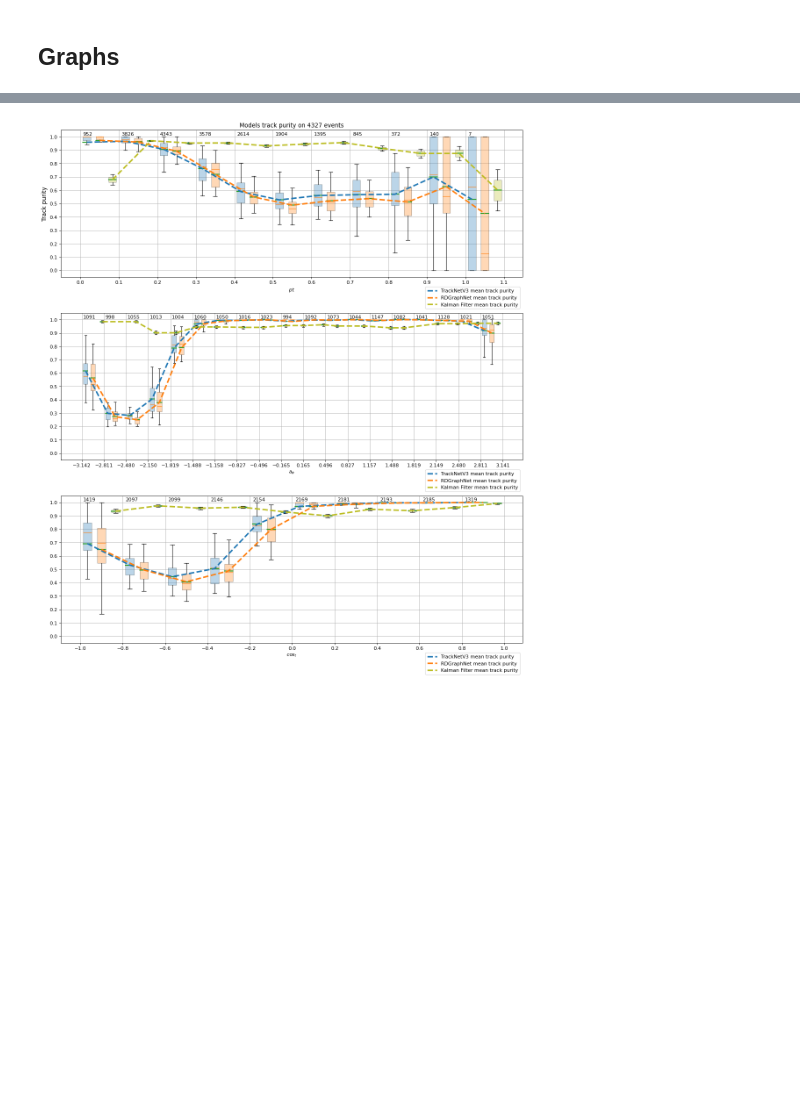
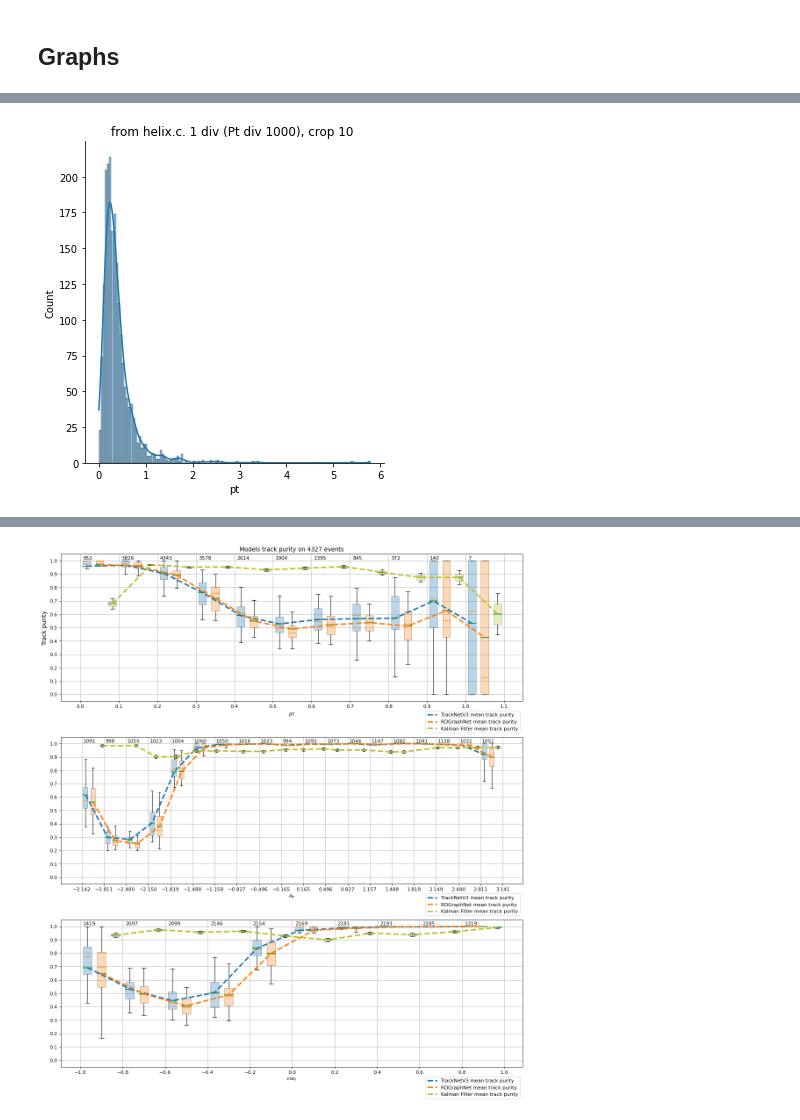
Before and after one commit to t3hseus/ariadne, a Jupyter notebook: notebooks/evaluate_modern.ipynb, the cells around one changed output, grey strips where cells are left out. Saved outputs shown, nothing was run; the diff lists cells and outputs as text; code cells hidden in the pictures; blank space fills up the shorter version.

```diff
--- a/notebooks/evaluate_modern.ipynb
+++ b/notebooks/evaluate_modern.ipynb
@@ -817,0 +877,29 @@ def plot_model_results(model_names, model_results_arr, mode_func, funcs_for_kalm
+# %%
+from ariadne_v2.utils.pt_builder import PtFromHelix
+
+import seaborn as sns
+#mpl.rcParams['figure.dpi'] = 80
+
+def calc_pt(row):
+    return PtFromHelix(events[(events.index_old == row.hit_id_0) | (events.index_old == row.hit_id_1) | (events.index_old == row.hit_id_2)])
+
+def calc_cost(row):
+    track_cand = events[(events.index_old == row.hit_id_0) | (events.index_old == row.hit_id_1) | (events.index_old == row.hit_id_2)]
+    ret = (track_cand[['z']].values/ LA.norm(track_cand[['x','y','z']].values, axis=1, keepdims=True))
+    return ret.mean()
+
+def calc_aphi(row):
+    track_cand = events[(events.index_old == row.hit_id_0) | (events.index_old == row.hit_id_1) | (events.index_old == row.hit_id_2)]
+    ret = np.arctan2(track_cand[['x']].values, track_cand[['y']].values)
+    return ret.mean()
+
+
+tr = all_results[0]
+pt_col = tr.apply(calc_pt, axis=1)
+pt_col = 100 / pt_col
+sns.displot(data=pt_col , kde=True)
+plt.title("from helix.c. 1 div (Pt div 1000), crop 10 ")
+plt.xlabel("pt")
+plt.show()
+# %% [output]
+[figure, added]
```
Also changed, not shown: parts of 11 cells of this notebook, 1 other file.
